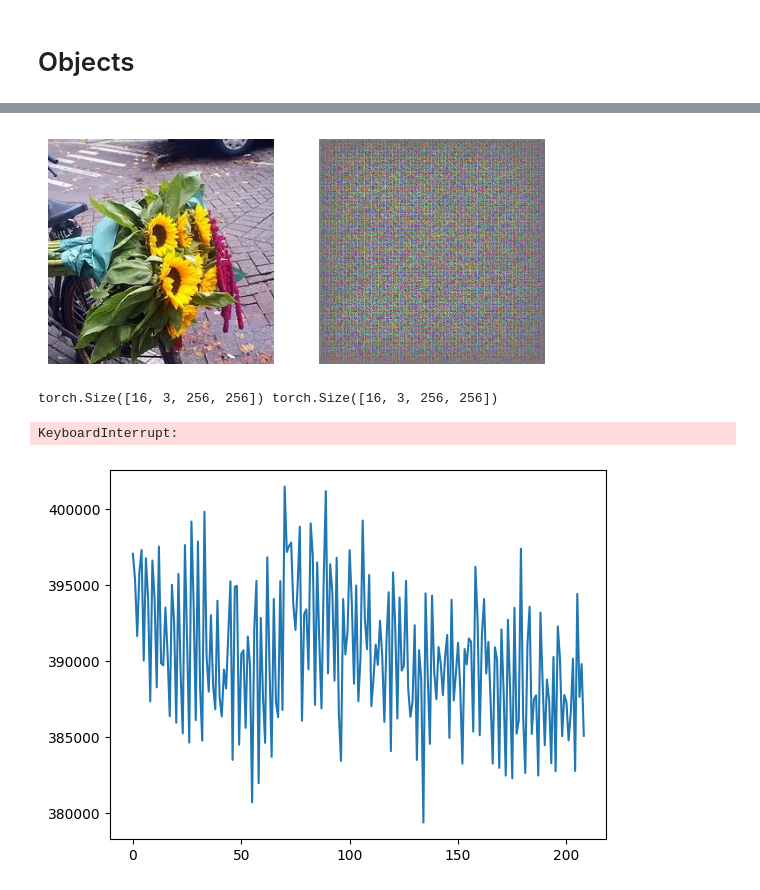
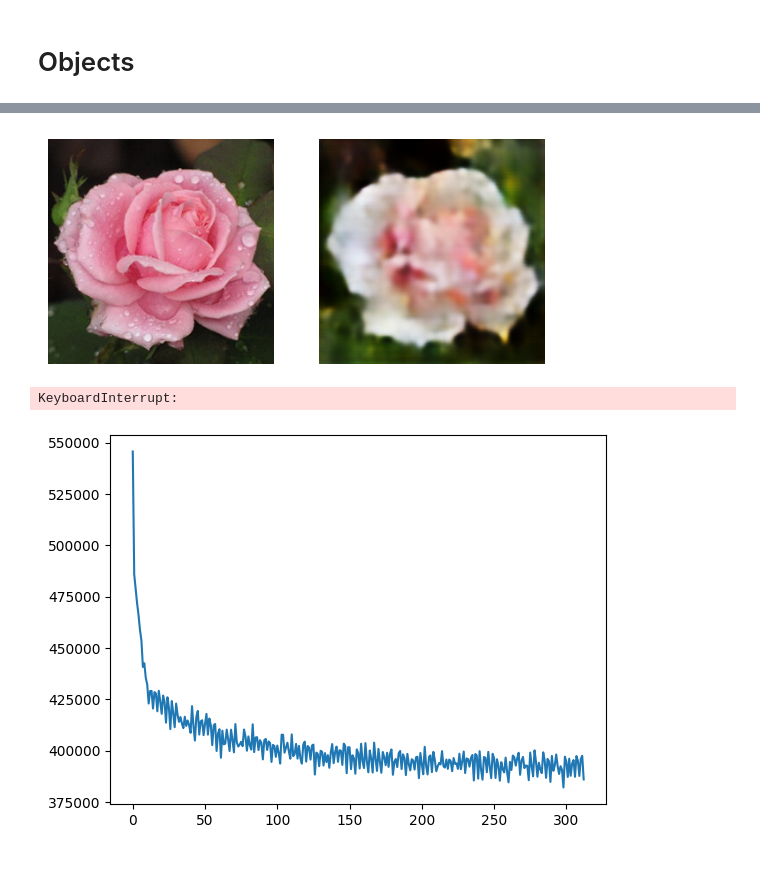
Before and after one commit to piotrkubala/vae-gan, a Jupyter notebook: vae.ipynb, the cells around one changed output, grey strips where cells are left out. Saved outputs shown, nothing was run; the diff lists cells and outputs as text; code cells hidden in the pictures.

```diff
--- a/vae.ipynb
+++ b/vae.ipynb
@@ -377,17 +377,16 @@ plt.show()
 vae_history = []
 discriminator_history = []
 # %%
-train(encoder, decoder, discriminator, flowers_dataloader, 300, encoder_optimizer, decoder_optimizer, discriminator_optimizer, img_width, vae_history, discriminator_history, initial_discriminator_part=2)
+train(encoder, decoder, discriminator, flowers_dataloader, 300, encoder_optimizer, decoder_optimizer, discriminator_optimizer, img_width, vae_history, discriminator_history, initial_discriminator_part=128)
 # %% [output]
-[figure, old version]
+[figure, new version]
-torch.Size([16, 3, 256, 256]) torch.Size([16, 3, 256, 256])
+KeyboardInterrupt:
-KeyboardInterrupt:
 # %%
 plt.plot(vae_history)
 # plt.plot(discriminator_history)
 plt.show()
 # %% [output]
-[figure, old version]
+[figure, new version]
 # %%
 datetime_str = datetime.datetime.now().strftime('%Y-%m-%d_%H-%M-%S')
 
```
Also changed, not shown: parts of 1 cell of this notebook.
